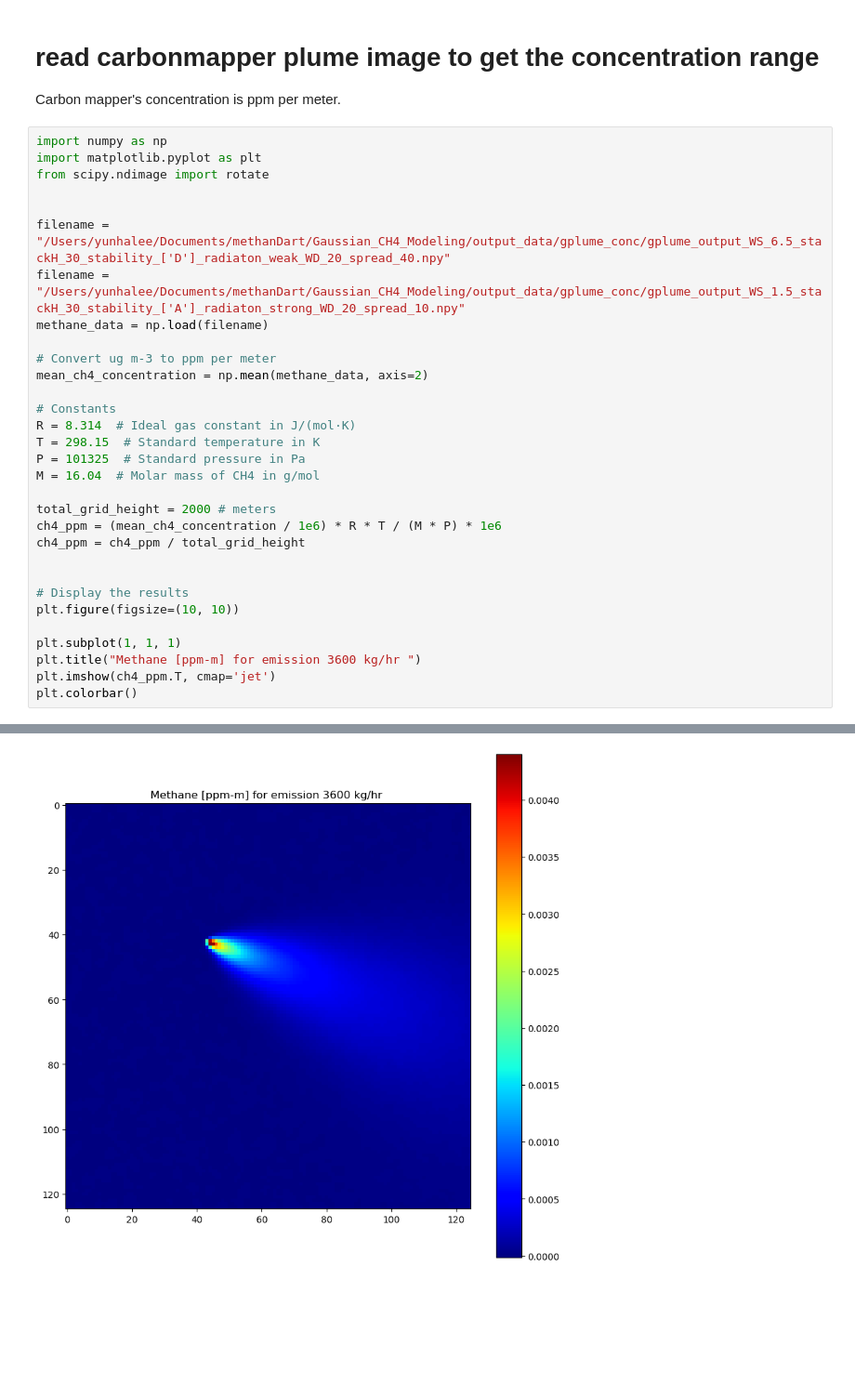
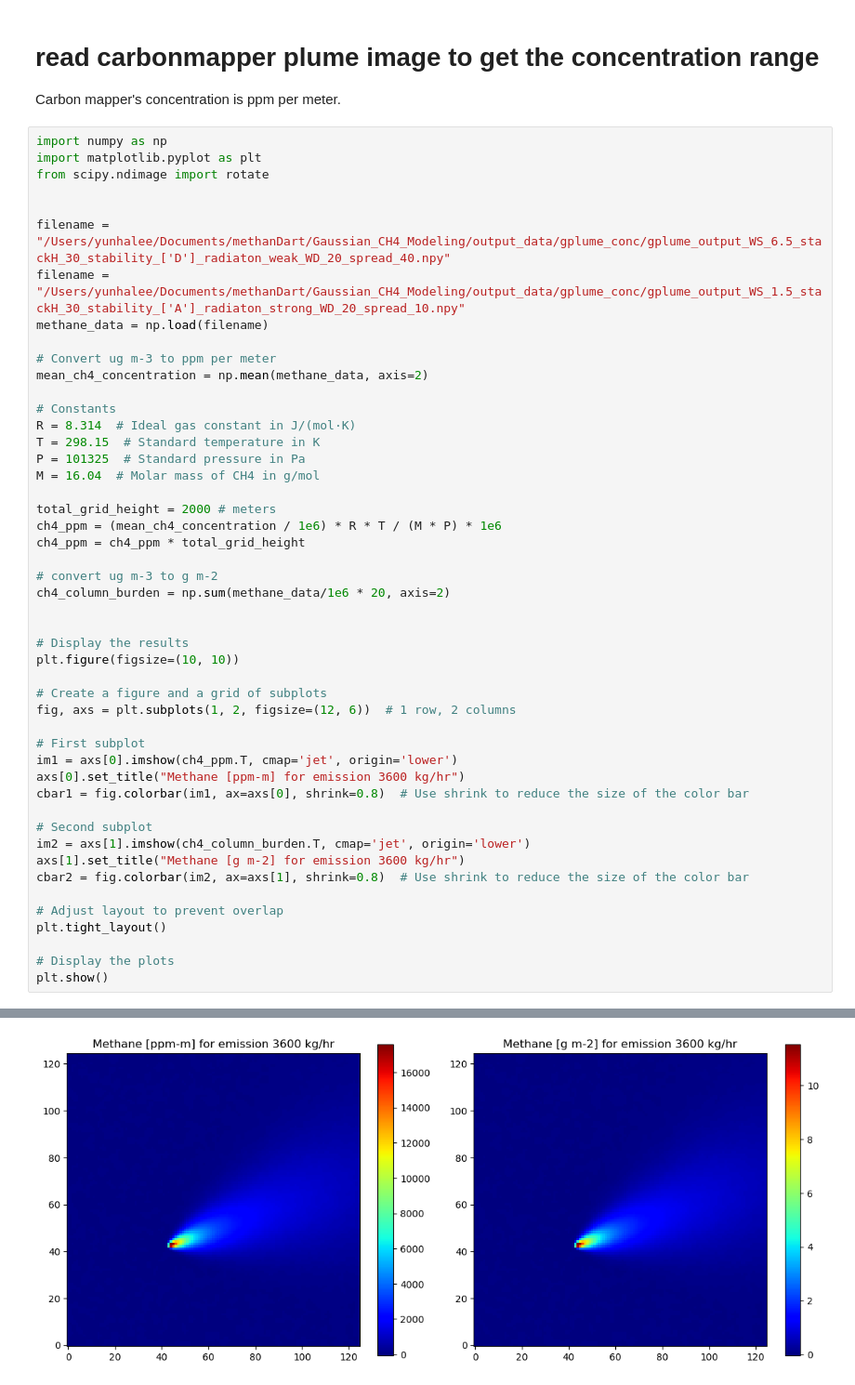
Before and after one commit to yunhal/CH4_dispersion, a Jupyter notebook: code/compare_ch4_absorption_data.ipynb, the cells around one changed output, grey strips where cells are left out. Shown at 93% size. Saved outputs shown, nothing was run; the diff lists cells and outputs as text; blank space fills up the shorter version.

```diff
--- a/code/compare_ch4_absorption_data.ipynb
+++ b/code/compare_ch4_absorption_data.ipynb
@@ -201,14 +201,31 @@ M = 16.04  # Molar mass of CH4 in g/mol
 
 total_grid_height = 2000 # meters
 ch4_ppm = (mean_ch4_concentration / 1e6) * R * T / (M * P) * 1e6
-ch4_ppm = ch4_ppm / total_grid_height
+ch4_ppm = ch4_ppm * total_grid_height
+
+# convert ug m-3 to g m-2
+ch4_column_burden = np.sum(methane_data/1e6 * 20, axis=2)
 
 
 # Display the results
 plt.figure(figsize=(10, 10))
 
-plt.subplot(1, 1, 1)
-plt.title("Methane [ppm-m] for emission 3600 kg/hr ")
-plt.imshow(ch4_ppm.T, cmap='jet')
-plt.colorbar()
+# Create a figure and a grid of subplots
+fig, axs = plt.subplots(1, 2, figsize=(12, 6))  # 1 row, 2 columns
+
+# First subplot
+im1 = axs[0].imshow(ch4_ppm.T, cmap='jet', origin='lower')
+axs[0].set_title("Methane [ppm-m] for emission 3600 kg/hr")
+cbar1 = fig.colorbar(im1, ax=axs[0], shrink=0.8)  # Use shrink to reduce the size of the color bar
+
+# Second subplot
+im2 = axs[1].imshow(ch4_column_burden.T, cmap='jet', origin='lower')
+axs[1].set_title("Methane [g m-2] for emission 3600 kg/hr")
+cbar2 = fig.colorbar(im2, ax=axs[1], shrink=0.8)  # Use shrink to reduce the size of the color bar
+
+# Adjust layout to prevent overlap
+plt.tight_layout()
+
+# Display the plots
+plt.show()
 # %% [output]
@@ -216,4 +233,4 @@ plt.colorbar()
-[figure, old version]
+[figure, new version]
 # %%
 import xarray as xr
 import rioxarray
```
Also changed, not shown: parts of 2 cells of this notebook.
